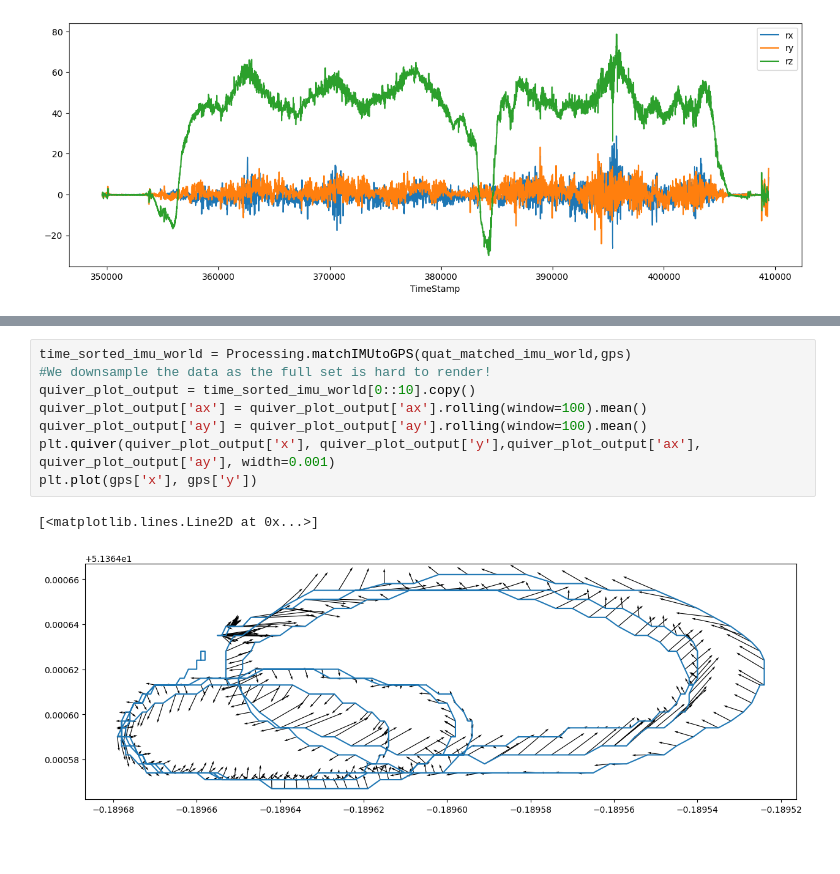
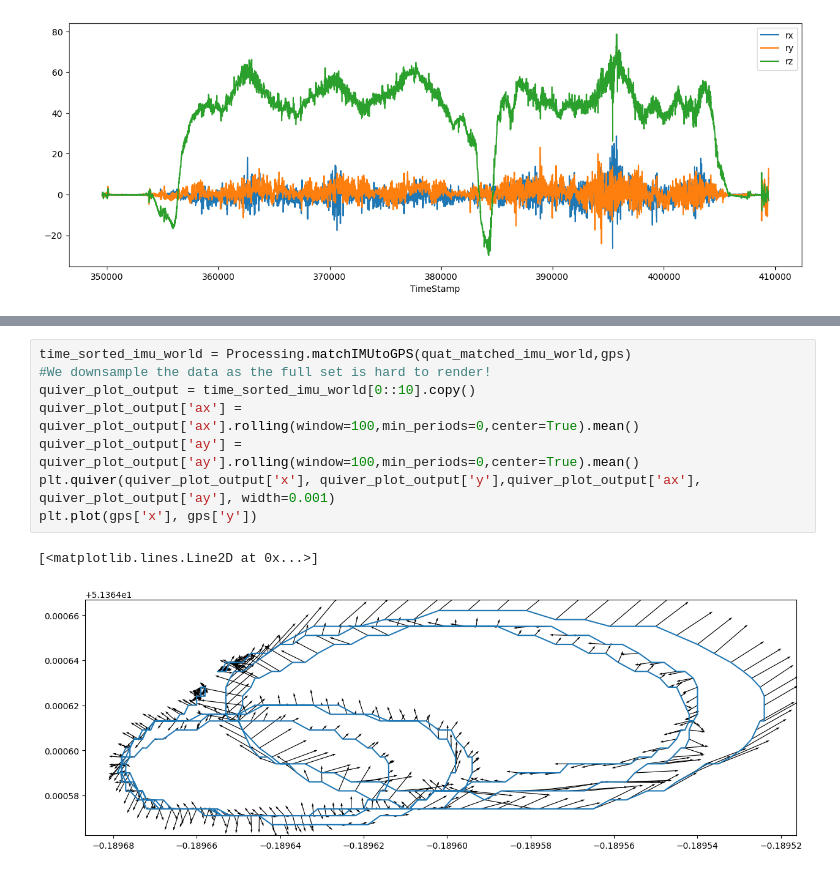
Before and after one commit to SGSVertigo/vertigo-python, a Jupyter notebook: Plot.ipynb, the cells around one changed output, grey strips where cells are left out. Drawn from its saved outputs; the diff is of its cells as text.

Commit message:
Adjustement to rolling window calculations

```diff
--- a/Plot.ipynb
+++ b/Plot.ipynb
@@ -126,14 +126,14 @@ quat_imu_world_smoothed.plot(x='TimeStamp',y=['rx','ry','rz'])
 # %%
 time_sorted_imu_world = Processing.matchIMUtoGPS(quat_matched_imu_world,gps)
 #We downsample the data as the full set is hard to render!
 quiver_plot_output = time_sorted_imu_world[0::10].copy()
-quiver_plot_output['ax'] = quiver_plot_output['ax'].rolling(window=100).mean()
-quiver_plot_output['ay'] = quiver_plot_output['ay'].rolling(window=100).mean()
+quiver_plot_output['ax'] = quiver_plot_output['ax'].rolling(window=100,min_periods=0,center=True).mean()
+quiver_plot_output['ay'] = quiver_plot_output['ay'].rolling(window=100,min_periods=0,center=True).mean()
 plt.quiver(quiver_plot_output['x'], quiver_plot_output['y'],quiver_plot_output['ax'], quiver_plot_output['ay'], width=0.001)
 plt.plot(gps['x'], gps['y'])
 # %% [output]
 [<matplotlib.lines.Line2D at 0x...>]
-[figure, old version]
+[figure, new version]
 # %%
 from tools.Kalman3d import Kalman3d
 %load_ext autoreload
```
Also changed, not shown: parts of 5 cells of this notebook.
